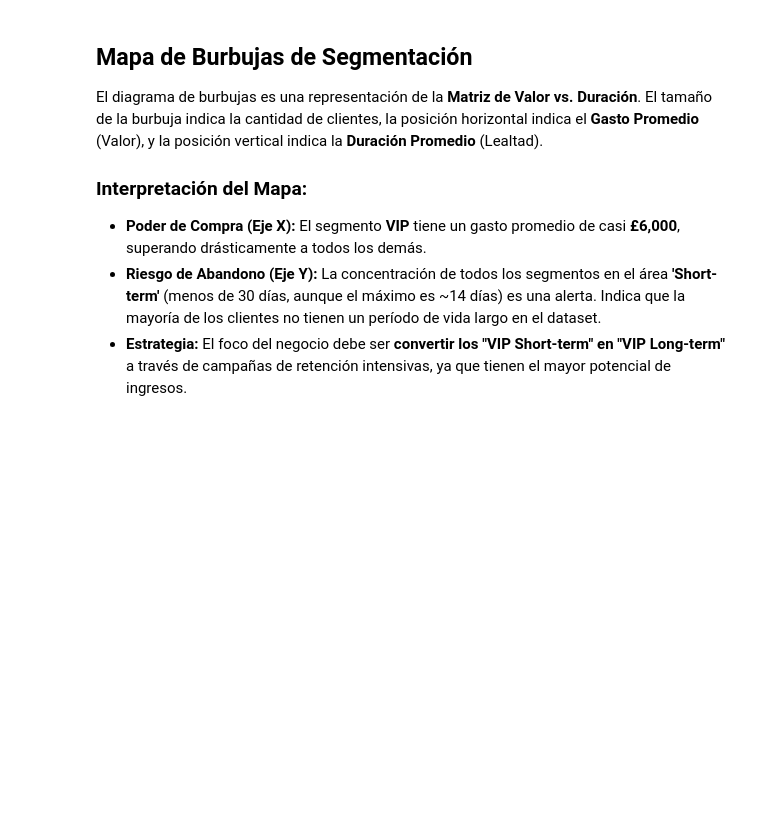
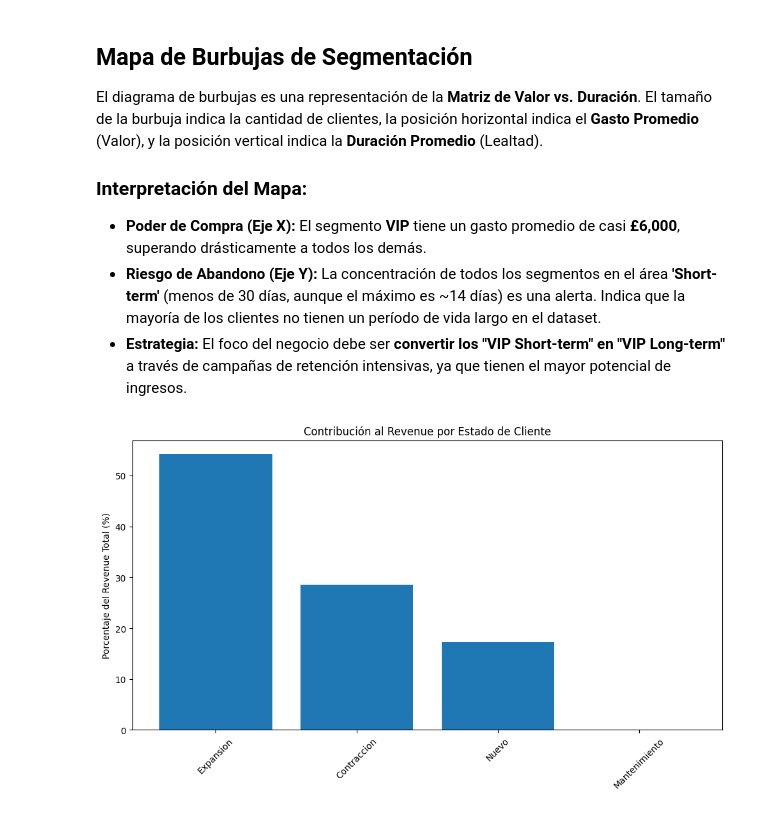
Before and after one commit to oyar23/sql-kpi-engine, a Jupyter notebook: notebooks/02_analisis_metricas_avanzadas.ipynb, the cells around one changed output. Drawn from its saved outputs; the diff is of its cells as text; code cells hidden in the pictures; blank space fills up the shorter version.

```diff
--- a/notebooks/02_analisis_metricas_avanzadas.ipynb
+++ b/notebooks/02_analisis_metricas_avanzadas.ipynb
@@ -344,3 +344,17 @@ El diagrama de burbujas es una representación de la **Matriz de Valor vs. Durac
 * **Poder de Compra (Eje X):** El segmento **VIP** tiene un gasto promedio de casi **£6,000**, superando drásticamente a todos los demás.
 * **Riesgo de Abandono (Eje Y):** La concentración de todos los segmentos en el área **'Short-term'** (menos de 30 días, aunque el máximo es ~14 días) es una alerta. Indica que la mayoría de los clientes no tienen un período de vida largo en el dataset.
 * **Estrategia:** El foco del negocio debe ser **convertir los "VIP Short-term" en "VIP Long-term"** a través de campañas de retención intensivas, ya que tienen el mayor potencial de ingresos.
+# %%
+# Gráfico de contribución por estado de cliente
+plt.figure(figsize=(10, 6))
+estados = resumen_estado['estado_cliente']
+contribucion = resumen_estado['revenue_total'] / resumen_estado['revenue_total'].sum() * 100
+
+plt.bar(estados, contribucion)
+plt.title('Contribución al Revenue por Estado de Cliente')
+plt.ylabel('Porcentaje del Revenue Total (%)')
+plt.xticks(rotation=45)
+plt.tight_layout()
+plt.show()
+# %% [output]
+[figure, added]
```
Also changed, not shown: parts of 5 cells of this notebook, 3 other files.
